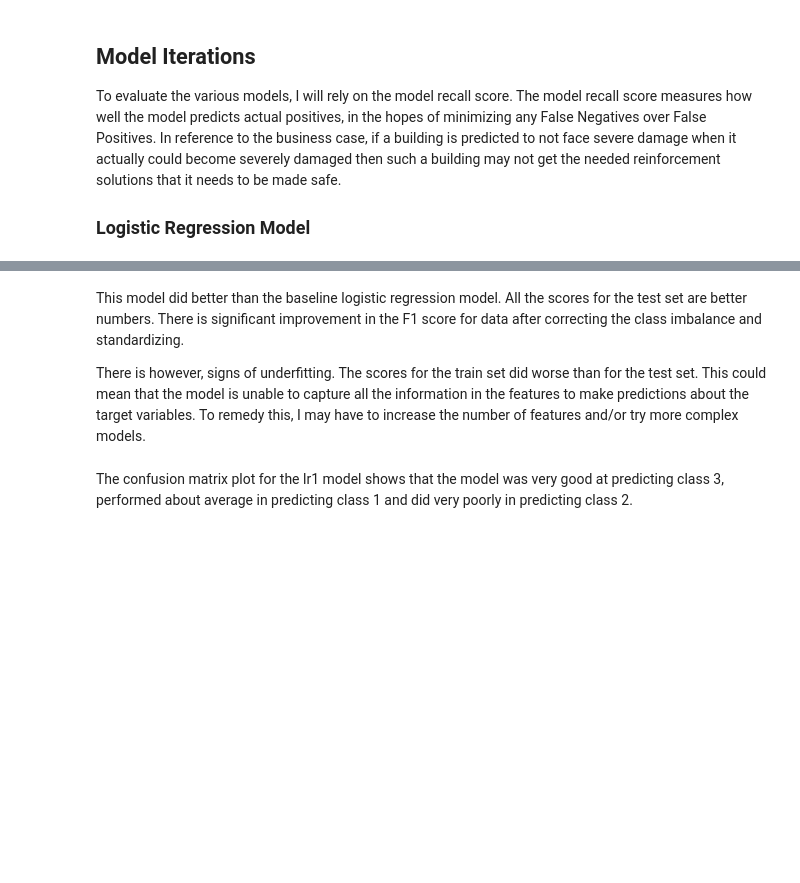
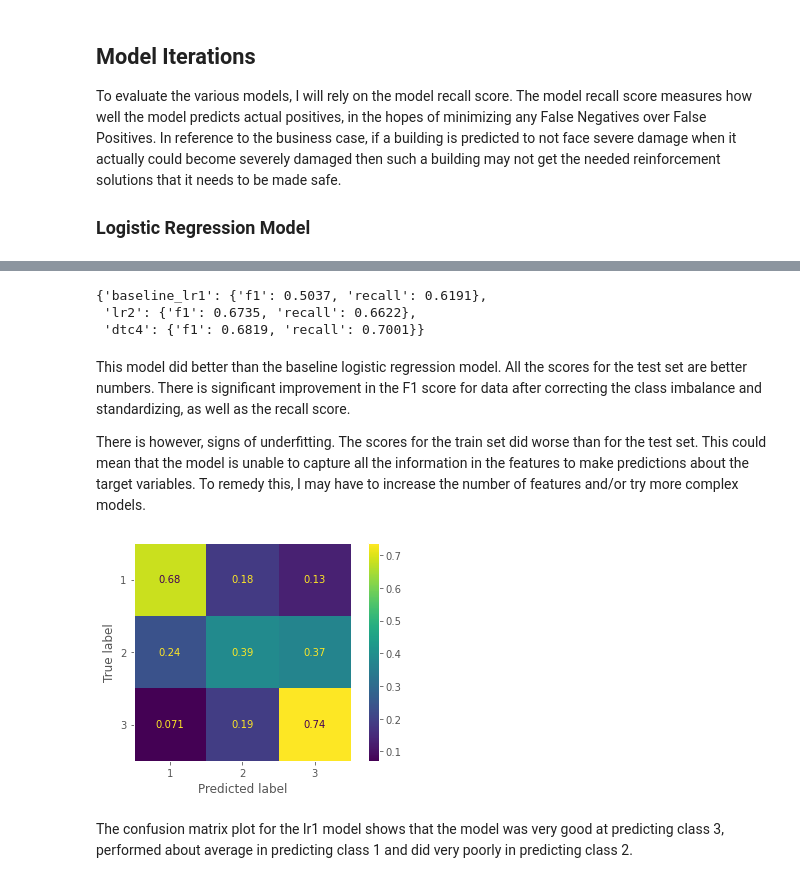
Before and after one commit to Yeshi341/structural_damage_from_earthquake, a Jupyter notebook: predicting_building_damage.ipynb, the cells around one changed output, grey strips where cells are left out. Cells and saved outputs as stored; diff of their text form; code cells hidden in the pictures; blank space fills up the shorter version.

```diff
--- a/predicting_building_damage.ipynb
+++ b/predicting_building_damage.ipynb
@@ -650,11 +730,19 @@ print('Train Recall score: ', round(metrics.recall_score(y_train_resampled, y_pr
 # %%
-mod_eval['lr2']={'accuracy': .6674, 'f1':0.6493, 'recall': 0.6674}
+mod_eval['lr2']={'f1':0.6735, 'recall': 0.6622}
+mod_eval
+# %% [output]
+{'baseline_lr1': {'f1': 0.5037, 'recall': 0.6191},
+ 'lr2': {'f1': 0.6735, 'recall': 0.6622},
+ 'dtc4': {'f1': 0.6819, 'recall': 0.7001}}
 # %% [markdown]
-This model did better than the baseline logistic regression model. All the scores for the test set are better numbers. There is significant improvement in the F1 score for data after correcting the class imbalance and standardizing.
+This model did better than the baseline logistic regression model. All the scores for the test set are better numbers. There is significant improvement in the F1 score for data after correcting the class imbalance and standardizing, as well as the recall score.
 
 There is however, signs of underfitting. The scores for the train set did worse than for the test set. This could mean that the model is unable to capture all the information in the features to make predictions about the target variables. To remedy this, I may have to increase the number of features and/or try more complex models.
 # %%
-plot_confusion_matrix(lr2, X_train_scaled, y_train_resampled, normalize='true');
+plot_confusion_matrix(lr2, X_train_scaled, y_train_resampled, normalize='true')
+plt.grid(False);
+# %% [output]
+[figure, added]
 # %% [markdown]
 The confusion matrix plot for the lr1 model shows that the model was very good at predicting class 3, performed about average in predicting class 1 and did very poorly in predicting class 2.
 # %% [markdown]
```
Also changed, not shown: parts of 27 cells of this notebook, 8 other files.
